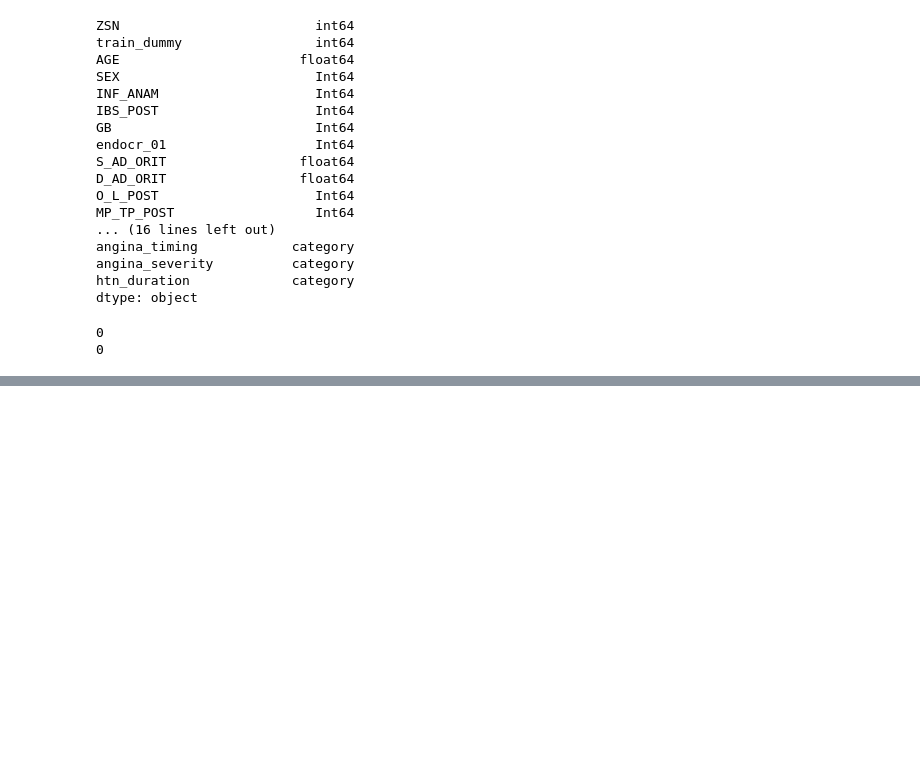
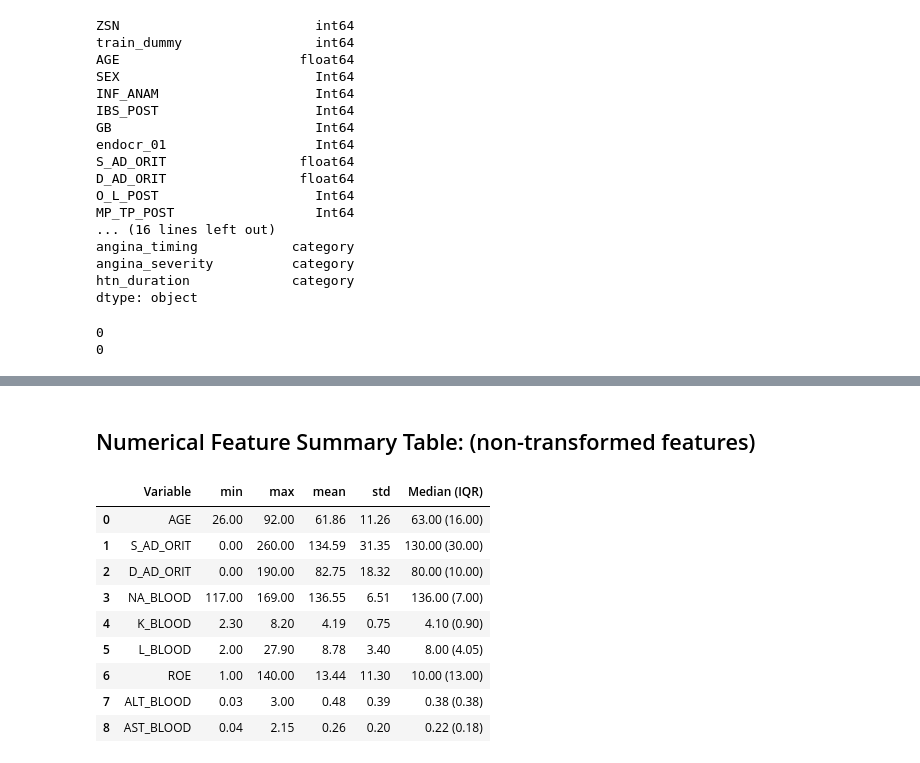
Before and after one commit to maxxhvo/Myocardial-Infarction-ML-Project, a Jupyter notebook: EDA+model_preparation/EDA+model+preparation.ipynb, the cells around one changed output, grey strips where cells are left out. Drawn from its saved outputs; the diff is of its cells as text; code cells hidden in the pictures; blank space fills up the shorter version.

```diff
--- a/EDA+model_preparation/EDA+model+preparation.ipynb
+++ b/EDA+model_preparation/EDA+model+preparation.ipynb
@@ -643,0 +806,59 @@ model_data_knn.to_parquet(save_dir / "model_data_knn.parquet", engine="pyarrow",
+# %%
+latex_table = summary_table.to_latex(
+    index=False,
+    escape=True,
+    longtable=True,
+    caption="Summary of variables included in the analysis.",
+    label="tab:variable_summary"
+)
+
+with open("variable_summary_table.tex", "w") as f:
+    f.write(latex_table)
+# %% [markdown]
+## Numerical Feature Summary Table: (non-transformed features)
+# %%
+orig_numeric = [
+    "AGE", "S_AD_ORIT", "D_AD_ORIT",
+    "NA_BLOOD", "K_BLOOD", "L_BLOOD",
+    "ROE", "ALT_BLOOD", "AST_BLOOD"
+]
+# %%
+model_data_eda = model_data2.copy()
+
+num_summary = (
+    model_data_eda[orig_numeric]
+    .agg(["min", "max", "mean", "std"])
+    .T
+    .reset_index()
+    .rename(columns={"index": "Variable"})
+)
+
+# rounding
+num_summary[["min", "max", "mean", "std"]] = num_summary[
+    ["min", "max", "mean", "std"]
+].round(2)
+
+# --- Median and IQR ---
+median = model_data_eda[orig_numeric].median()
+iqr = (
+    model_data_eda[orig_numeric].quantile(0.75) -
+    model_data_eda[orig_numeric].quantile(0.25)
+)
+
+# format as "median (IQR)"
+num_summary["Median (IQR)"] = [
+    f"{median[col]:.2f} ({iqr[col]:.2f})" for col in orig_numeric
+    ]
+
+num_summary
+# %% [output]
+|  | Variable | min | max | mean | std | Median (IQR) |
+| 0 | AGE | 26.00 | 92.00 | 61.86 | 11.26 | 63.00 (16.00) |
+| 1 | S_AD_ORIT | 0.00 | 260.00 | 134.59 | 31.35 | 130.00 (30.00) |
+| 2 | D_AD_ORIT | 0.00 | 190.00 | 82.75 | 18.32 | 80.00 (10.00) |
+| 3 | NA_BLOOD | 117.00 | 169.00 | 136.55 | 6.51 | 136.00 (7.00) |
+| 4 | K_BLOOD | 2.30 | 8.20 | 4.19 | 0.75 | 4.10 (0.90) |
+| 5 | L_BLOOD | 2.00 | 27.90 | 8.78 | 3.40 | 8.00 (4.05) |
+| 6 | ROE | 1.00 | 140.00 | 13.44 | 11.30 | 10.00 (13.00) |
+| 7 | ALT_BLOOD | 0.03 | 3.00 | 0.48 | 0.39 | 0.38 (0.38) |
+| 8 | AST_BLOOD | 0.04 | 2.15 | 0.26 | 0.20 | 0.22 (0.18) |
```
Also changed, not shown: parts of 11 cells of this notebook, 8 other files.
